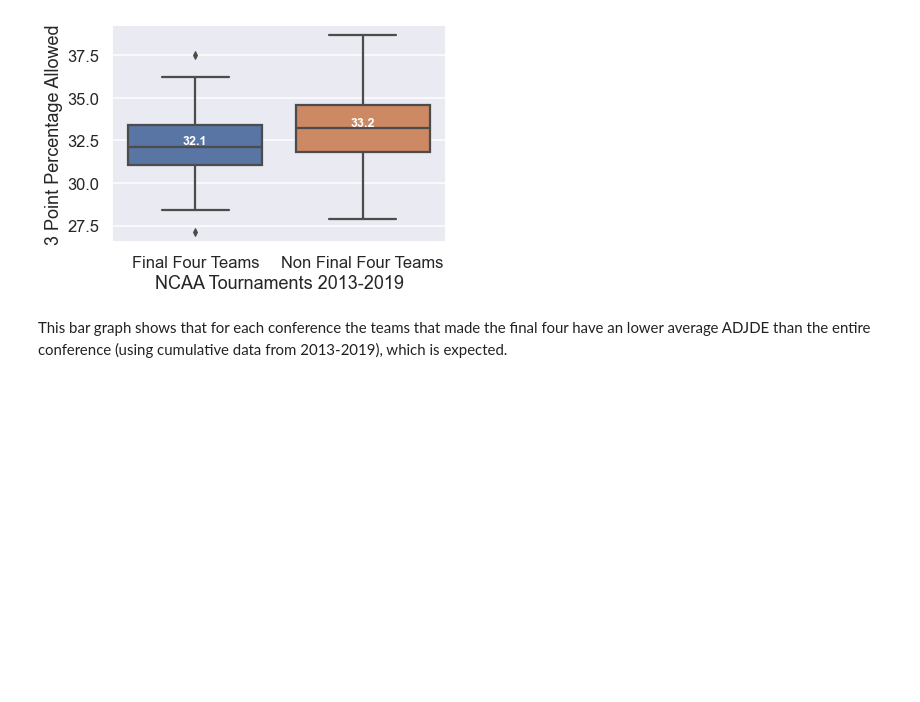
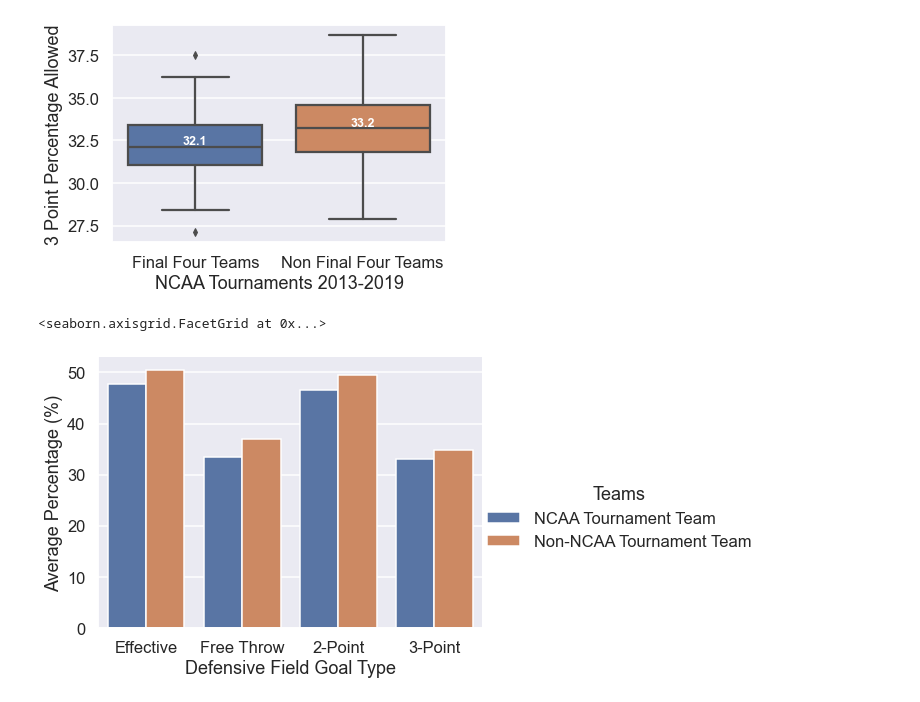
Before and after one commit to nicksteinly/216-Project, a Jupyter notebook: prototype.ipynb, the cells around one changed output. Saved outputs shown, nothing was run; the diff lists cells and outputs as text; code cells hidden in the pictures; blank space fills up the shorter version.

Commit message:
created new barplot comparing defensive field goal percentages for ncaa tournament teams to non-ncaa tournament teams

```diff
--- a/prototype.ipynb
+++ b/prototype.ipynb
@@ -155,8 +158,42 @@ for xtick in box_plot.get_xticks():
     box_plot.text(xtick,medians[xtick] + vertical_offset,medians[xtick], horizontalalignment='center',size='x-small',color='w',weight='semibold')
 # %% [output]
 [figure]
-# %% [markdown]
-This bar graph shows that for each conference the teams that made the final four have an lower average ADJDE than the entire conference (using cumulative data from 2013-2019), which is expected.
+# %%
+# COMPARISON OF EFG_D FOR TEAMS THAT MADE NCAA TOURNAMENT AGAINST TEAMS THAT DID NOT
+# EFG_D: Effective Field Goal Percentage Allowed
+
+# Source: https://www.geeksforgeeks.org/plotting-multiple-bar-charts-using-matplotlib-in-python/
+
+ncaa_nonncaa = cbb
+ncaa_nonncaa['POSTSEASON'] = ncaa_nonncaa['POSTSEASON'].fillna(0)
+ncaa_nonncaa['Tournament Teams'] = np.where(ncaa_nonncaa['POSTSEASON']!=0,'NCAA Tournament Team','Non-NCAA Tournament Team')
+
+ncaa_nonncaa=ncaa_nonncaa.groupby('Tournament Teams').mean()
+
+
+# # field_goal_list = ['EFG_D','FTRD','2P_D','3P_D']
+nonncaa = {'Field Goal Type': ['Effective','Free Throw','2-Point','3-Point'], 'Average Percentage (%)':[50.556443,36.936584,49.548964,34.94098]}
+ncaa = {'Defensive Field Goal Type': ['Effective','Free Throw','2-Point','3-Point','Effective','Free Throw','2-Point','3-Point'], 'Average Percentage (%)':[47.693697,33.498529,46.597269,33.17584,50.556443,36.936584,49.548964,34.94098], 'Teams' : ['NCAA Tournament Team','NCAA Tournament Team','NCAA Tournament Team','NCAA Tournament Team','Non-NCAA Tournament Team','Non-NCAA Tournament Team','Non-NCAA Tournament Team','Non-NCAA Tournament Team']}
+nonncaa_fg = pd.DataFrame(nonncaa)
+ncaa_fg = pd.DataFrame(ncaa)
+
+sns.catplot(y='Average Percentage (%)', x='Defensive Field Goal Type', hue="Teams",kind="bar",data=ncaa_fg, aspect = 1.4)
+# fig = plt.figure()
+# axis = ['EFG_D','FTRD','2P_D','3P_D']
+# axis_spacing = np.arange(len(axis))
+# plt.bar(axis_spacing - 0.2, 'ADJDE', 0.4, label = 'Final Four Teams', data= final_fours_mean)
+# plt.bar(axis_spacing+0.2, 'EFG_D', 0.4, label = 'Non-NCAA Tournament Team', data=nonncaa_fg)
+
+# plt.xticks(axis_spacing, axis)
+# plt.xlabel("")
+# plt.ylabel("")
+# plt.title("")
+# fig.set_figwidth(12)
+# plt.legend(loc='upper center',bbox_to_anchor=(1.18, 1))
+# plt.show()
+# %% [output]
+<seaborn.axisgrid.FacetGrid at 0x...>
+[figure, added]
 # %%
 
 #with pd.option_context('display.max_rows', None, 'display.max_columns', None):  # more options can be specified also
```
Also changed, not shown: parts of 2 cells of this notebook.
